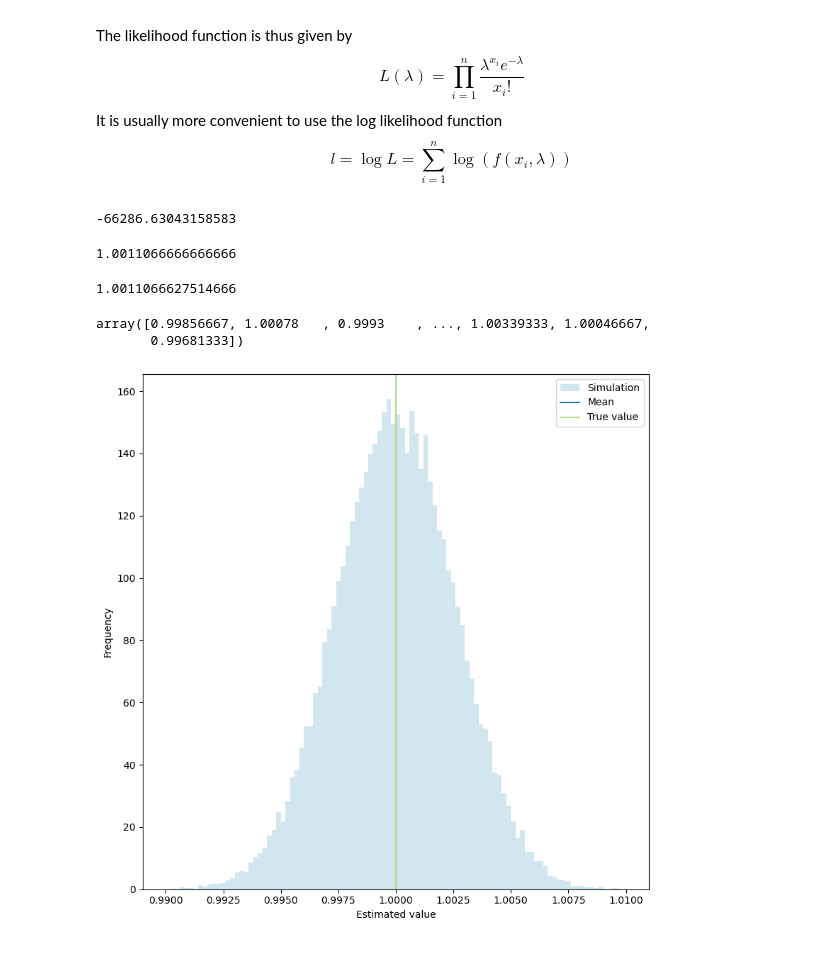
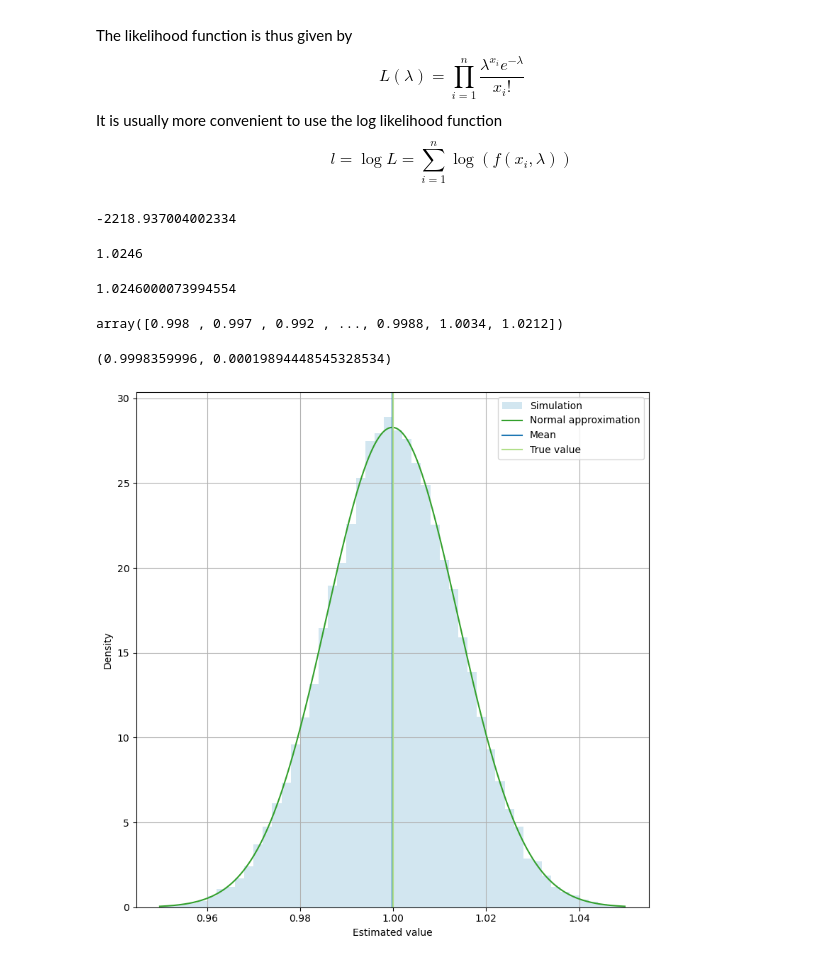
Before and after one commit to tuanmp/statistics, a Jupyter notebook: notebooks/likelihood_fn.ipynb, the cells around one changed output. Drawn from its saved outputs; the diff is of its cells as text; code cells hidden in the pictures.

```diff
--- a/notebooks/likelihood_fn.ipynb
+++ b/notebooks/likelihood_fn.ipynb
@@ -8,7 +8,7 @@ import seaborn as sns
 import multiprocessing as mp
 palette = sns.color_palette("Paired")
 size = 8
-nsample = 30000
+nsample = 1000
 # %% [markdown]
 Let $X=(x_1, x_2,...,x_n)$ be a sample of $n$ observations a random variable following PDF $f(x; \lambda)$, in which $\lambda$ is an unknown parameter. The sample is assumed to be iid. The probability of observing such a sample is given by
 
@@ -38,7 +38,7 @@ def loglikelihood_poisson(mu, x, S=S):
 
 loglikelihood_poisson(1, x=x)
 # %% [output]
--66286.63043158583
+-2218.937004002334
 # %%
 # maximum likelihood estimation
 
@@ -49,7 +49,7 @@ def mle_poisson(x, S=S):
 
 mle_poisson(x)
 # %% [output]
-1.0011066666666666
+1.0246
 # %%
 # numerical solution
 
@@ -58,7 +58,7 @@ def num_mle_poisson(x, S=S):
 
 num_mle_poisson(x)
 # %% [output]
-1.0011066627514666
+1.0246000073994554
 # %%
 # expected value and variance of the maximum likelihood estimator
 
@@ -76,25 +76,31 @@ with mp.Pool(n_process) as pool:
 results = np.array(results)
 results
 # %% [output]
-array([0.99856667, 1.00078   , 0.9993    , ..., 1.00339333, 1.00046667,
-       0.99681333])
+array([0.998 , 0.997 , 0.992 , ..., 0.9988, 1.0034, 1.0212])
+# %%
+# estimate the variance of the maximum likelihood estimator
+mean_mle = np.mean(results)
+var_mle = np.var(results, ddof=1)
+mean_mle, var_mle
+# %% [output]
+(0.9998359996, 0.00019894448545328534)
 # %%
 fig, ax = plt.subplots(1, 1, figsize=(size, size))
 
-margin = 0.01
-
-ax.hist(results, bins=100, range=(1-margin,1+margin), color=palette[0], density=True, alpha=0.5, label='Simulation')
+margin = 0.05
+x = np.linspace(mean_mle-margin,mean_mle+margin,1000)
+ax.hist(results, bins=50, range=(1-margin,1+margin), color=palette[0], density=True, alpha=0.5, label='Simulation')
+ax.plot(x, sps.stats.norm.pdf(x, loc=mean_mle, scale=np.sqrt(var_mle)), color=palette[3], label='Normal approximation')
 ax.axvline(np.mean(results), color=palette[1], label='Mean')
-
 
 ax.axvline(1, color=palette[2], label='True value')
 
 
 ax.set_xlabel('Estimated value')
-ax.set_ylabel('Frequency')
+ax.set_ylabel('Density')
 ax.legend()
-
+ax.grid()
 plt.tight_layout()
 plt.show()
 # %% [output]
-[figure, old version]
+[figure, new version]
```
Also changed, not shown: parts of 4 cells of this notebook.
